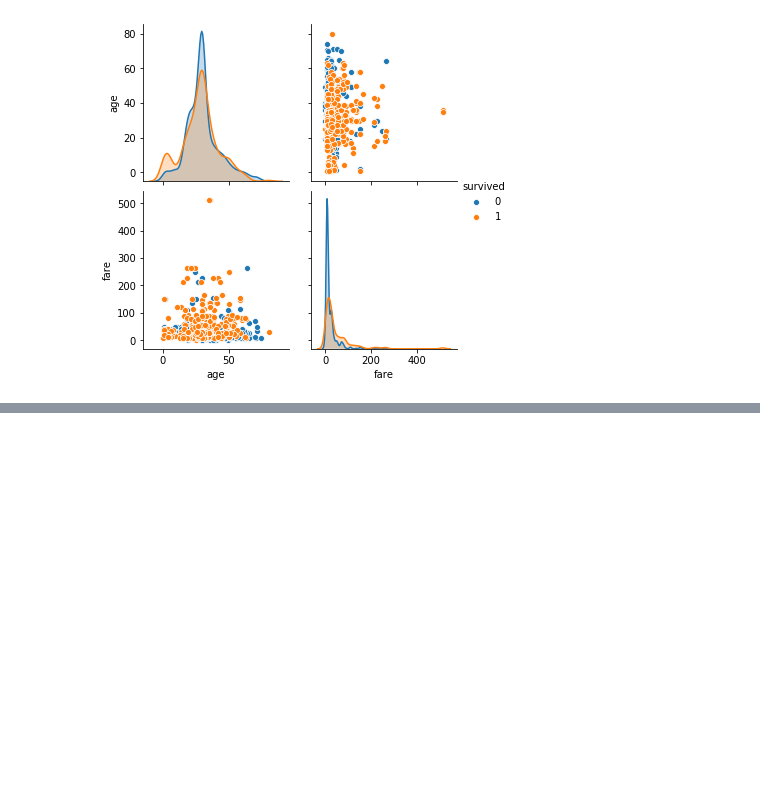
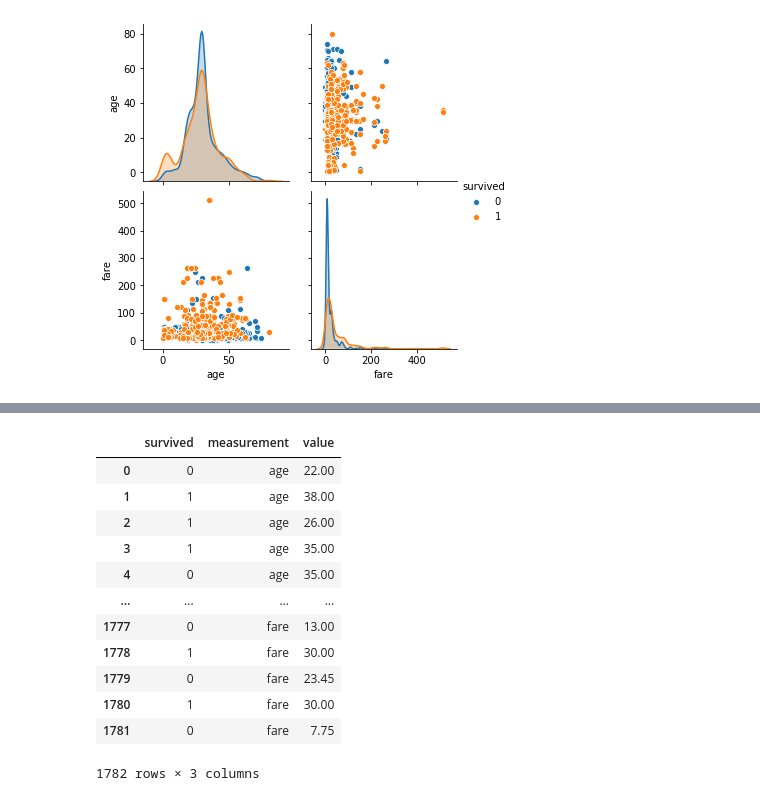
Before and after one commit to ravinder79/classification, a Jupyter notebook: classification_exercises_repeat.ipynb, the cells around one changed output, grey strips where cells are left out. Drawn from its saved outputs; the diff is of its cells as text; code cells hidden in the pictures; blank space fills up the shorter version.

```diff
--- a/classification_exercises_repeat.ipynb
+++ b/classification_exercises_repeat.ipynb
@@ -244,0 +253,17 @@ sns.pairplot(df[['age', 'fare', 'survived']],hue = 'survived')
+# %%
+df_melt = pd.melt(df[['survived','age','fare']], "survived", var_name="measurement")
+df_melt
+# %% [output]
+|  | survived | measurement | value |
+| 0 | 0 | age | 22.00 |
+| 1 | 1 | age | 38.00 |
+| 2 | 1 | age | 26.00 |
+| 3 | 1 | age | 35.00 |
+| 4 | 0 | age | 35.00 |
+| ... | ... | ... | ... |
+| 1777 | 0 | fare | 13.00 |
+| 1778 | 1 | fare | 30.00 |
+| 1779 | 0 | fare | 23.45 |
+| 1780 | 1 | fare | 30.00 |
+| 1781 | 0 | fare | 7.75 |
+1782 rows × 3 columns
```
Also changed, not shown: parts of 2 cells of this notebook.
